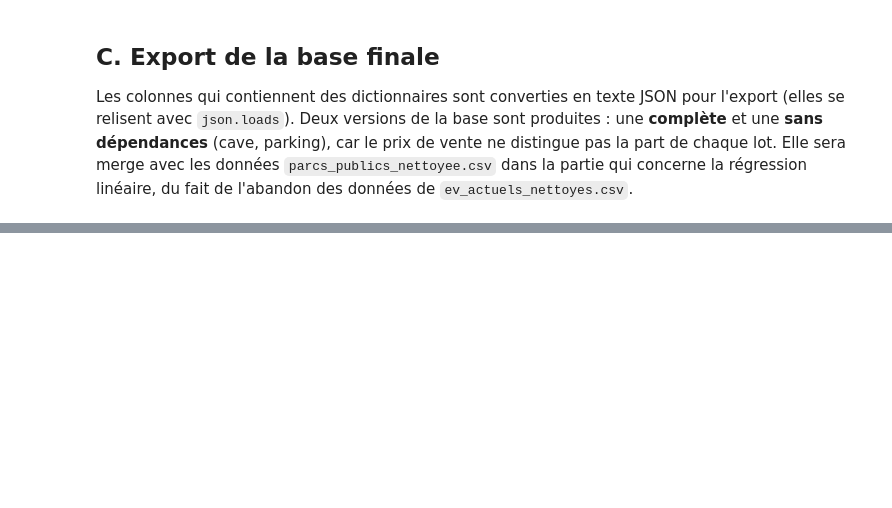
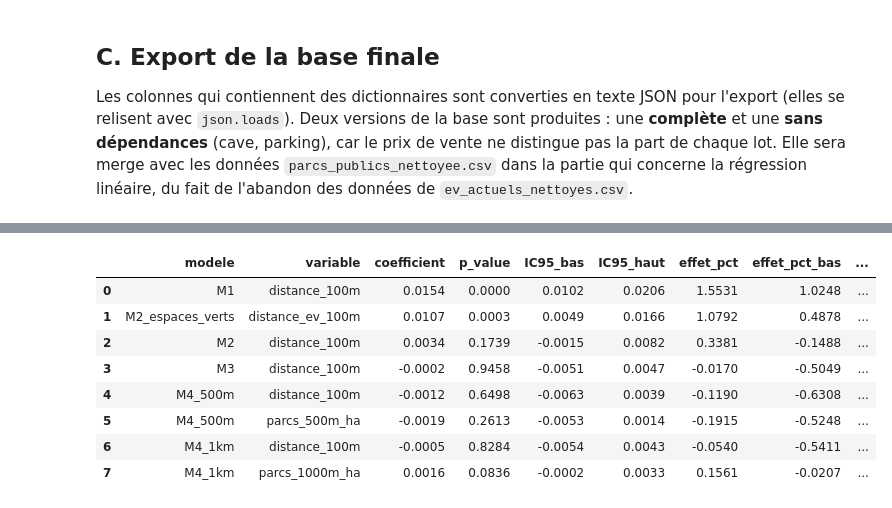
Before and after one commit to clothildemigaud/Projet-python-2A-, a Jupyter notebook: rapport_final_main.ipynb, the cells around one changed output, grey strips where cells are left out. Drawn from its saved outputs; the diff is of its cells as text; code cells hidden in the pictures; blank space fills up the shorter version.

```diff
--- a/rapport_final_main.ipynb
+++ b/rapport_final_main.ipynb
@@ -622,0 +867,55 @@ Fichiers enregistrés dans data/2.data_nettoyee
+# %%
+CLUSTER = "id_parcelle"
+
+controles = " + log_surface + C(nb_pieces) + C(trimestre) + C(code_arrondissement)"
+formules = {
+    "M1": "log_prix_m2 ~ distance_100m",
+    "M2_espaces_verts": "log_prix_m2 ~ distance_ev_100m" + controles,
+    "M2": "log_prix_m2 ~ distance_100m" + controles,
+}
+formules["M3"] = formules["M2"] + " + C(nom_parc_proche)"
+formules["M4_500m"] = formules["M3"] + " + parcs_500m_ha"
+formules["M4_1km"] = formules["M3"] + " + parcs_1000m_ha"
+
+
+def estimer(formule, data, cluster=CLUSTER):
+    """MCO avec écarts-types groupés."""
+    return smf.ols(formule, data=data).fit(cov_type="cluster", cov_kwds={"groups": data[cluster]})
+
+
+VARIABLES = ["distance_ev_100m", "distance_100m", "parcs_500m_ha", "parcs_1000m_ha"]
+
+
+def extraire(nom_modele, modele):
+    """Coefficients des variables d'intérêt, avec l'effet en pourcentage."""
+    ic = modele.conf_int()
+    lignes = []
+    for v in VARIABLES:
+        if v in modele.params.index:
+            coef, bas, haut = modele.params[v], ic.loc[v, 0], ic.loc[v, 1]
+            lignes.append({
+                "modele": nom_modele, "variable": v,
+                "coefficient": coef, "p_value": modele.pvalues[v],
+                "IC95_bas": bas, "IC95_haut": haut,
+                "effet_pct": 100 * (np.exp(coef) - 1),
+                "effet_pct_bas": 100 * (np.exp(bas) - 1),
+                "effet_pct_haut": 100 * (np.exp(haut) - 1),
+                "R2": modele.rsquared, "R2_ajuste": modele.rsquared_adj, "n": int(modele.nobs),
+            })
+    return lignes
+
+
+modeles = {nom: estimer(f, ventes) for nom, f in formules.items()}
+resultats = pd.DataFrame([l for nom, m in modeles.items() for l in extraire(nom, m)])
+
+resultats.round(4)
+# %% [output]
+|  | modele | variable | coefficient | p_value | IC95_bas | IC95_haut | effet_pct | effet_pct_bas | ... |
+| 0 | M1 | distance_100m | 0.0154 | 0.0000 | 0.0102 | 0.0206 | 1.5531 | 1.0248 | ... |
+| 1 | M2_espaces_verts | distance_ev_100m | 0.0107 | 0.0003 | 0.0049 | 0.0166 | 1.0792 | 0.4878 | ... |
+| 2 | M2 | distance_100m | 0.0034 | 0.1739 | -0.0015 | 0.0082 | 0.3381 | -0.1488 | ... |
+| 3 | M3 | distance_100m | -0.0002 | 0.9458 | -0.0051 | 0.0047 | -0.0170 | -0.5049 | ... |
+| 4 | M4_500m | distance_100m | -0.0012 | 0.6498 | -0.0063 | 0.0039 | -0.1190 | -0.6308 | ... |
+| 5 | M4_500m | parcs_500m_ha | -0.0019 | 0.2613 | -0.0053 | 0.0014 | -0.1915 | -0.5248 | ... |
+| 6 | M4_1km | distance_100m | -0.0005 | 0.8284 | -0.0054 | 0.0043 | -0.0540 | -0.5411 | ... |
+| 7 | M4_1km | parcs_1000m_ha | 0.0016 | 0.0836 | -0.0002 | 0.0033 | 0.1561 | -0.0207 | ... |
```
Also changed, not shown: parts of 38 cells of this notebook, 6 other files.
